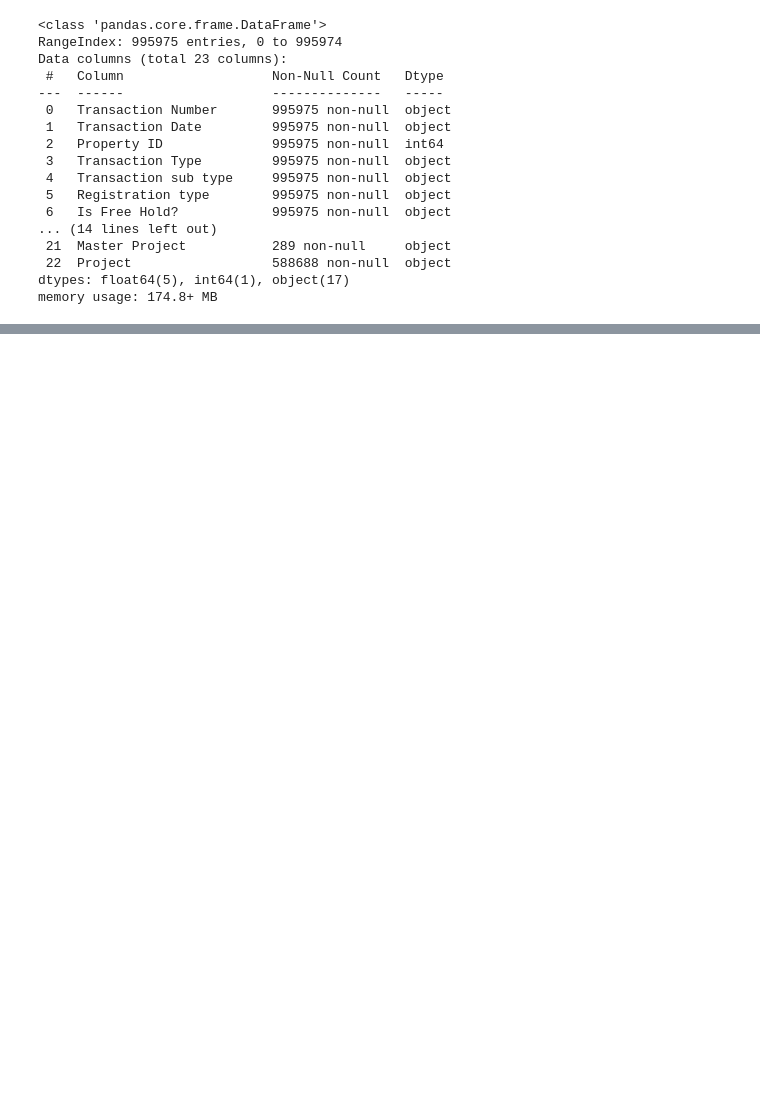
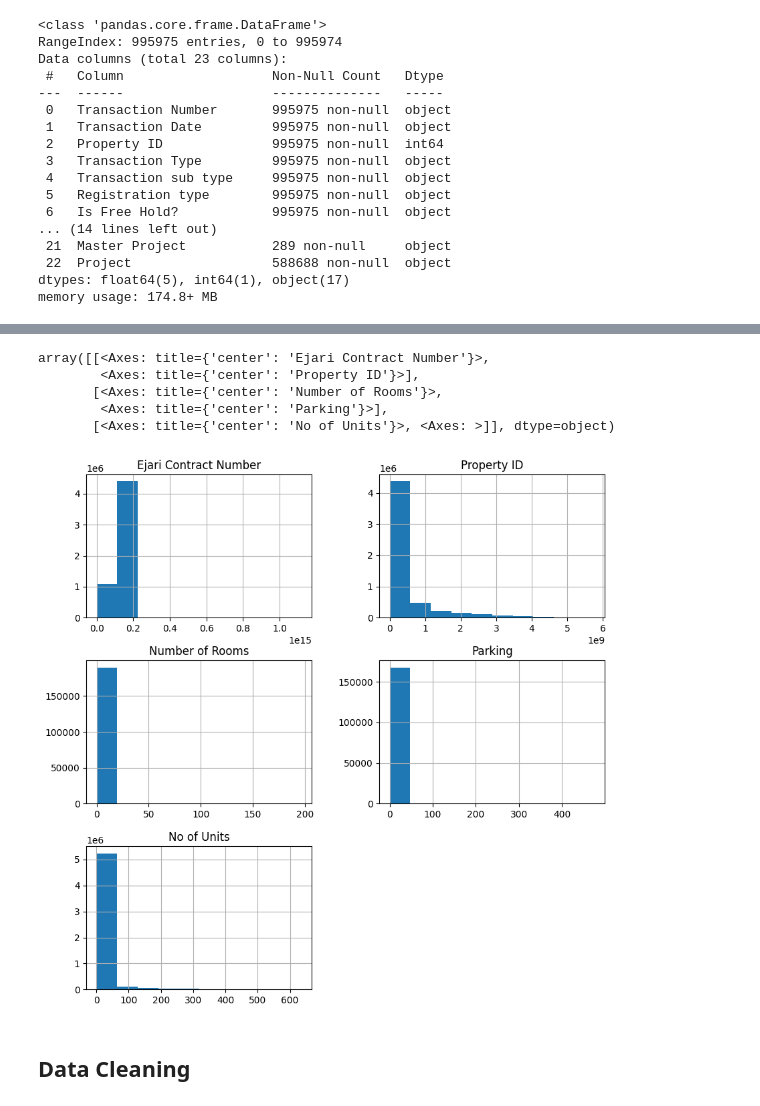
Before and after one commit to codyy6/Ocean-Dubai-House-Rental-and-Sales-Prediction, a Jupyter notebook: Rents & Transactions.ipynb, the cells around one changed output, grey strips where cells are left out. Cells and saved outputs as stored; diff of their text form; code cells hidden in the pictures; blank space fills up the shorter version.

Commit message:
feat: basic cleaning done

```diff
--- a/Rents & Transactions.ipynb
+++ b/Rents & Transactions.ipynb
@@ -7,3 +7,4 @@ from scipy import stats
 import matplotlib.pyplot as plt
 # %%
 transactions_df = pd.read_csv('Datasets\\Rents & Transactions\\transactions.csv', sep=';', on_bad_lines='skip')
+rents_df = pd.read_csv('Datasets\\Rents & Transactions\\rents.csv', sep=';', on_bad_lines='skip')
@@ -29,0 +219,11 @@ memory usage: 174.8+ MB
+# %%
+rents_df.hist(figsize=(10, 10))
+# %% [output]
+array([[<Axes: title={'center': 'Ejari Contract Number'}>,
+        <Axes: title={'center': 'Property ID'}>],
+       [<Axes: title={'center': 'Number of Rooms'}>,
+        <Axes: title={'center': 'Parking'}>],
+       [<Axes: title={'center': 'No of Units'}>, <Axes: >]], dtype=object)
+[figure, added]
+# %% [markdown]
+## Data Cleaning
```
Also changed, not shown: parts of 19 cells of this notebook, 4 other files.
